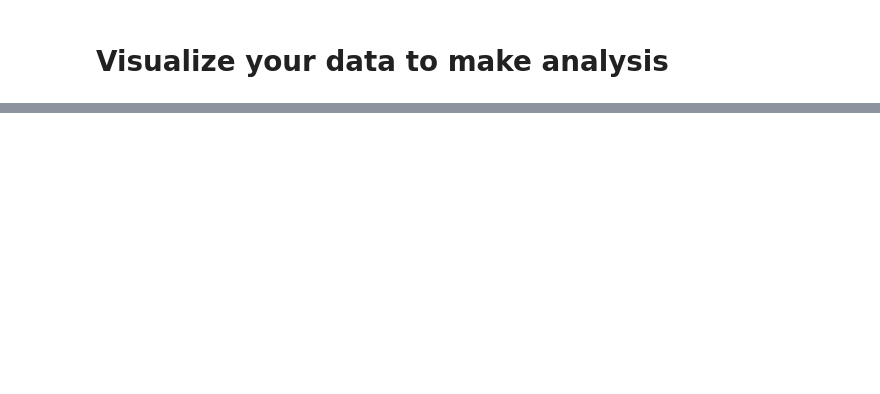
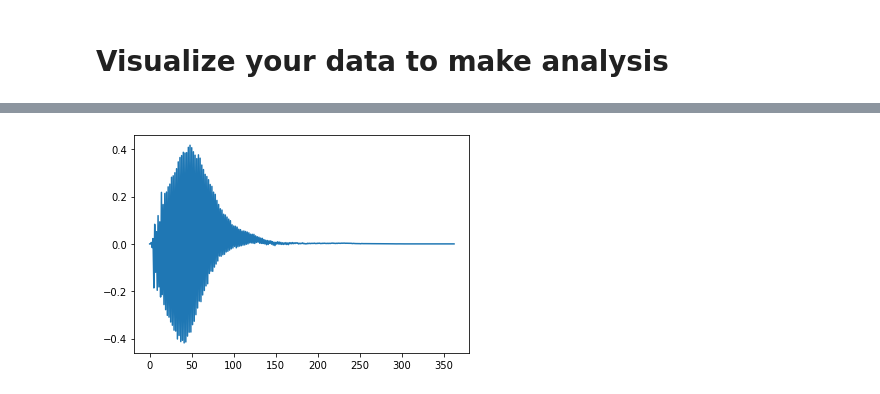
Before and after one commit to trinhhungfischer/chess-ai, a Jupyter notebook: analysis/piece_analysis.ipynb, the cells around one changed output, grey strips where cells are left out. Saved outputs shown, nothing was run; the diff lists cells and outputs as text; code cells hidden in the pictures; blank space fills up the shorter version.

```diff
--- a/analysis/piece_analysis.ipynb
+++ b/analysis/piece_analysis.ipynb
@@ -81,0 +108,10 @@ piece_data
+# %%
+# The odd between the white pieces and black piece
+piece_data['Odd'] = piece_data['P'] + piece_data['N'] * 3 + piece_data['B'] * 3 + piece_data['R'] * 5 \
+              + piece_data['Q'] * 9 - piece_data['p'] - piece_data['n'] * 3 - piece_data['b'] * 3 \
+                - piece_data['r'] * 5 - piece_data['q'] * 9
+# %%
+piece_data['Odd'].plot.line()
+plt.show()
+# %% [output]
+[figure, added]
```
Also changed, not shown: parts of 9 cells of this notebook, 5 other files.
